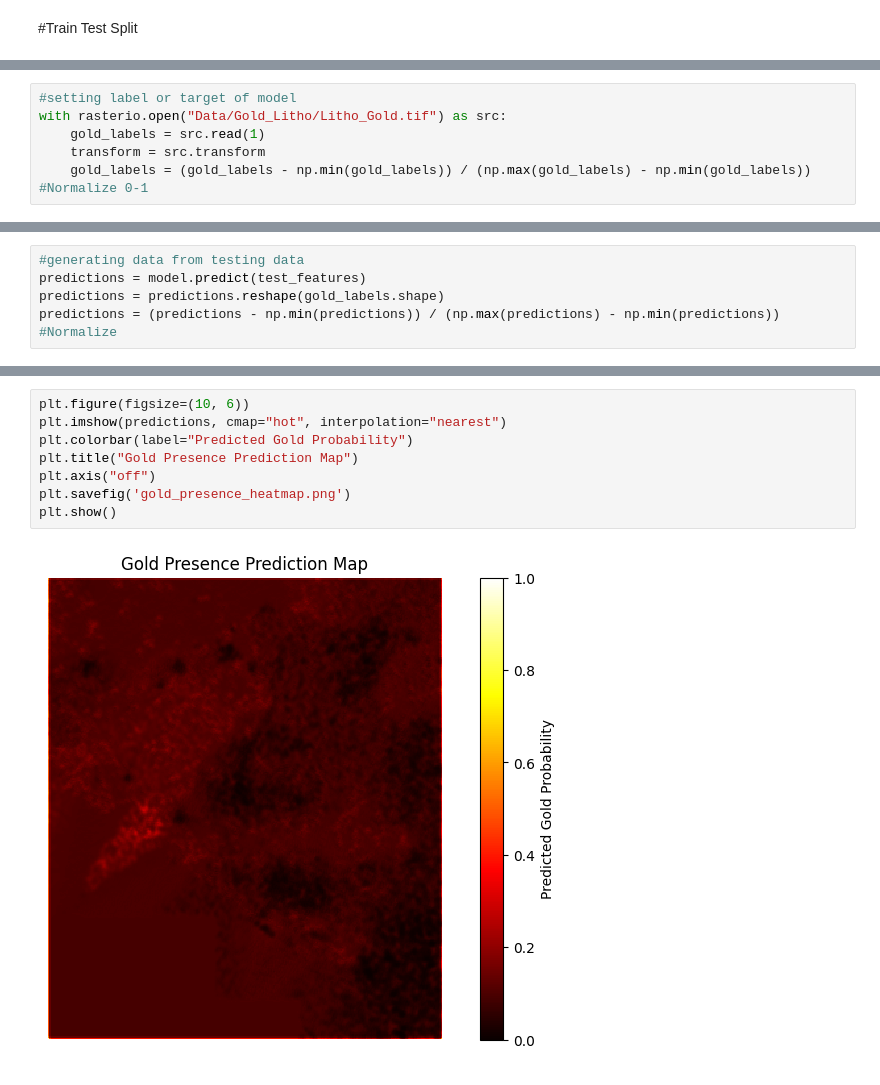
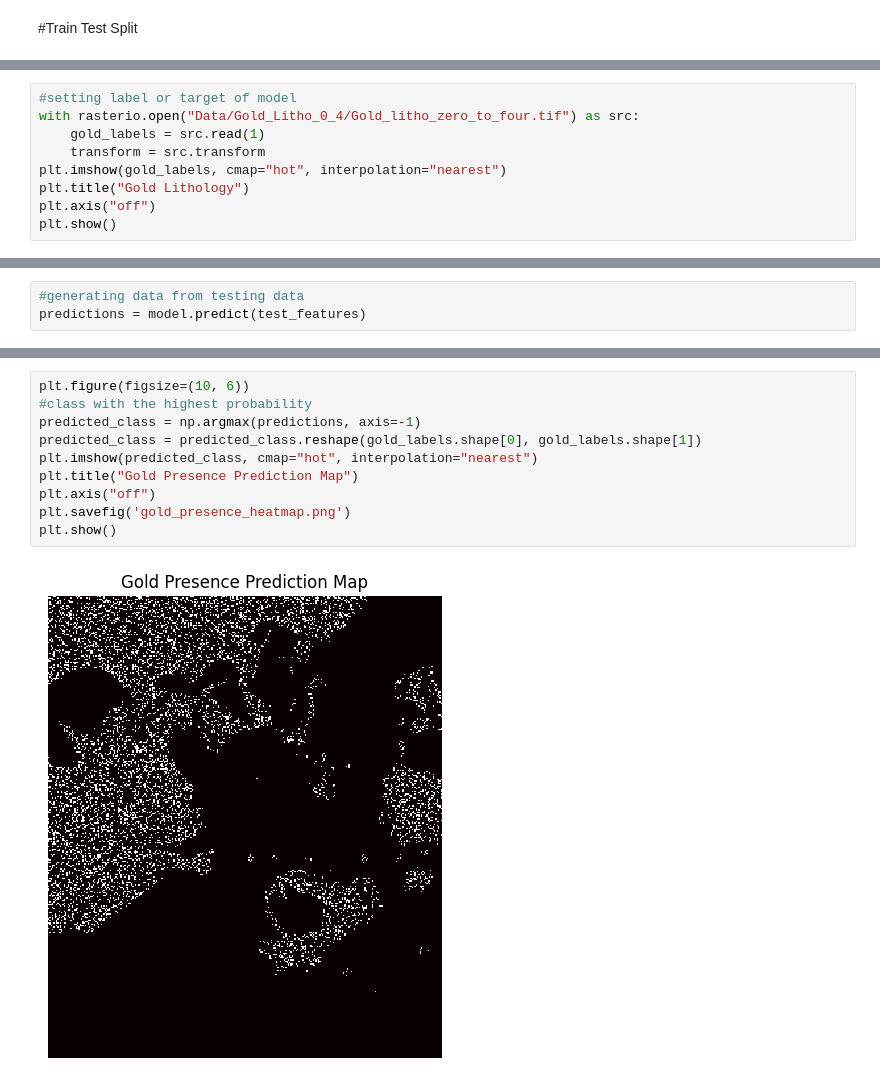
Before and after one commit to AnthonyKelly8/ENGO_645_Project_W2025, a Jupyter notebook: High_Correlation_CNN.ipynb, the cells around one changed output, grey strips where cells are left out. Cells and saved outputs as stored; diff of their text form.

```diff
--- a/High_Correlation_CNN.ipynb
+++ b/High_Correlation_CNN.ipynb
@@ -68,7 +89,10 @@ tif_files_and_Geophys = [
 ]
 # %%
 #setting label or target of model
-with rasterio.open("Data/Gold_Litho/Litho_Gold.tif") as src:
+with rasterio.open("Data/Gold_Litho_0_4/Gold_litho_zero_to_four.tif") as src:
     gold_labels = src.read(1)
     transform = src.transform
-    gold_labels = (gold_labels - np.min(gold_labels)) / (np.max(gold_labels) - np.min(gold_labels))  #Normalize 0-1
+plt.imshow(gold_labels, cmap="hot", interpolation="nearest")
+plt.title("Gold Lithology")
+plt.axis("off")
+plt.show()
@@ -225,6 +256,4 @@ plt.show()
 # %%
 #generating data from testing data
 predictions = model.predict(test_features)
-predictions = predictions.reshape(gold_labels.shape)
-predictions = (predictions - np.min(predictions)) / (np.max(predictions) - np.min(predictions))  #Normalize
 # %% [output]
@@ -232,13 +261,15 @@ predictions = (predictions - np.min(predictions)) / (np.max(predictions) - np.mi
 # %%
 plt.figure(figsize=(10, 6))
-plt.imshow(predictions, cmap="hot", interpolation="nearest")
-plt.colorbar(label="Predicted Gold Probability")
+#class with the highest probability
+predicted_class = np.argmax(predictions, axis=-1)
+predicted_class = predicted_class.reshape(gold_labels.shape[0], gold_labels.shape[1])
+plt.imshow(predicted_class, cmap="hot", interpolation="nearest")
 plt.title("Gold Presence Prediction Map")
 plt.axis("off")
 plt.savefig('gold_presence_heatmap.png')
 plt.show()
 # %% [output]
-[figure, old version]
+[figure, new version]
 # %%
 #saving heatmap as raster for arc visualization
 with rasterio.open(tif_files_and_Geophys[0]) as src:
```
Also changed, not shown: parts of 14 cells of this notebook, 11 other files.
